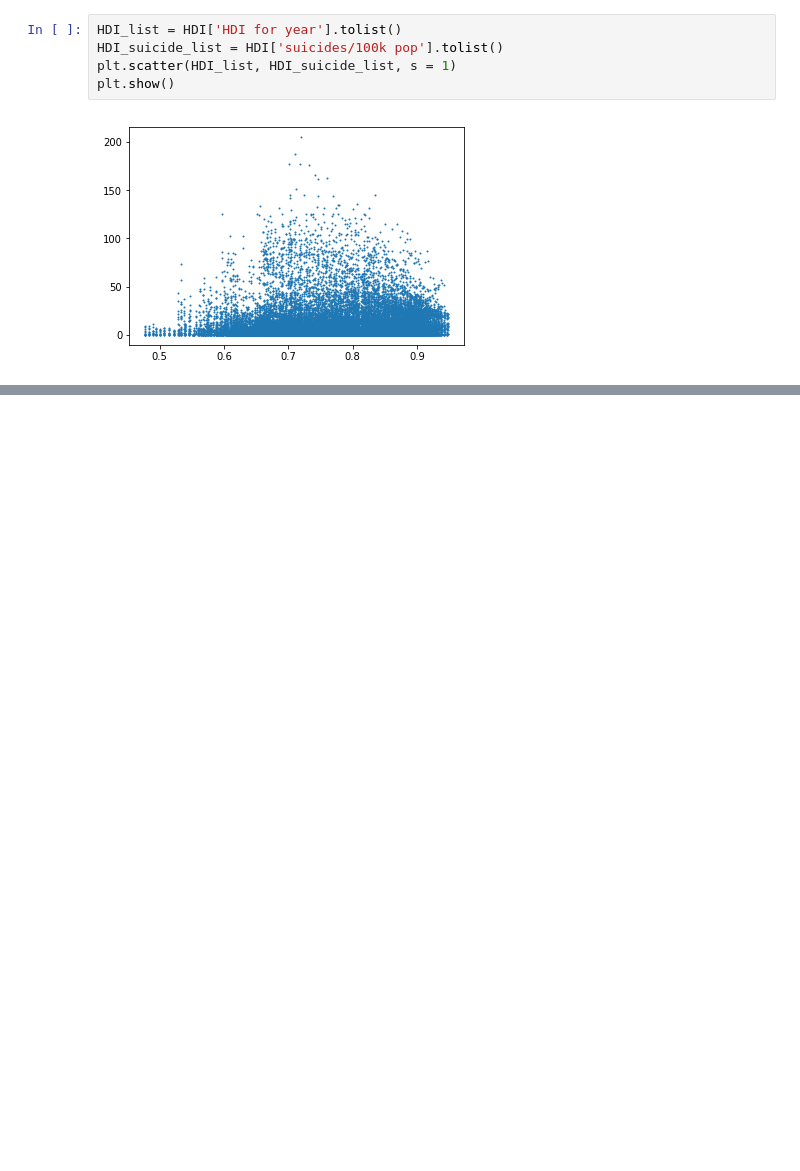
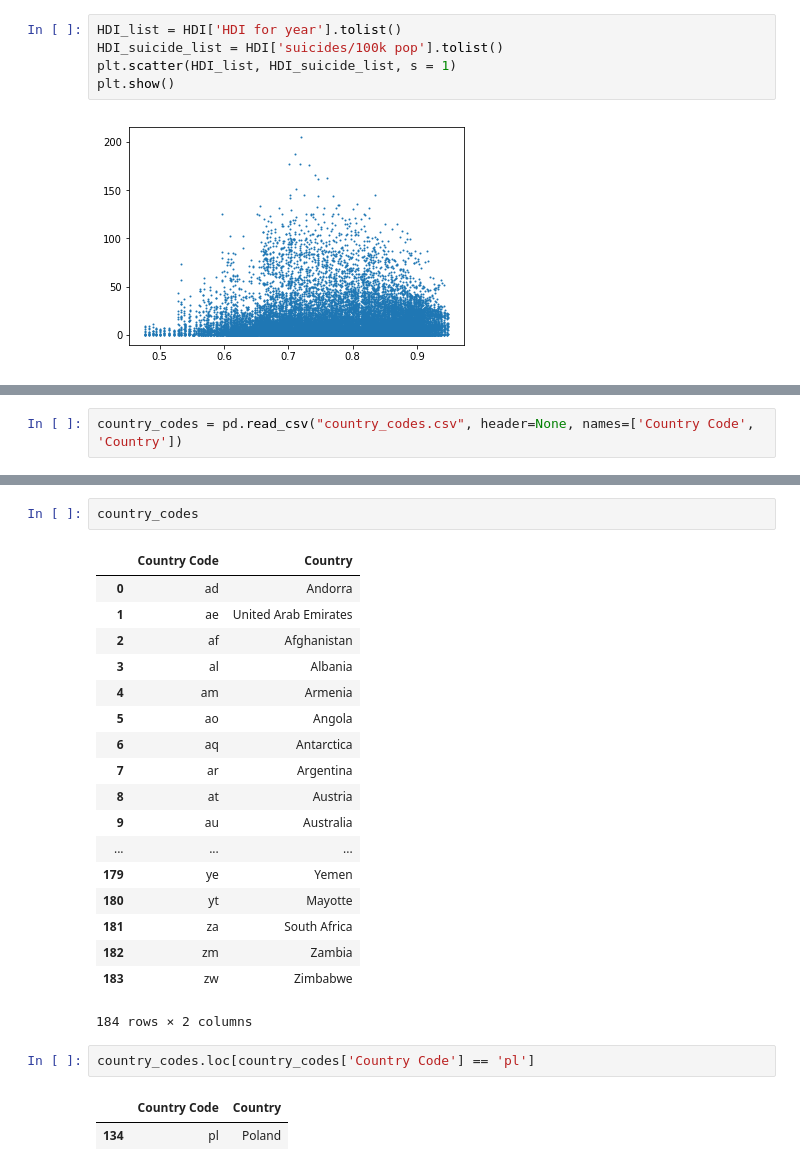
Before and after one commit to jbhesania/COGS108_26, a Jupyter notebook: DataExploration.ipynb, the cells around one changed output, grey strips where cells are left out. Drawn from its saved outputs; the diff is of its cells as text; blank space fills up the shorter version.

```diff
--- a/DataExploration.ipynb
+++ b/DataExploration.ipynb
@@ -175,0 +182,2 @@ print()
+# %%
+country_codes = pd.read_csv("country_codes.csv", header=None, names=['Country Code', 'Country'])
@@ -175,0 +208,26 @@ print()
+# %%
+country_codes
+# %% [output]
+|  | Country Code | Country |
+| 0 | ad | Andorra |
+| 1 | ae | United Arab Emirates |
+| 2 | af | Afghanistan |
+| 3 | al | Albania |
+| 4 | am | Armenia |
+| 5 | ao | Angola |
+| 6 | aq | Antarctica |
+| 7 | ar | Argentina |
+| 8 | at | Austria |
+| 9 | au | Australia |
+| ... | ... | ... |
+| 179 | ye | Yemen |
+| 180 | yt | Mayotte |
+| 181 | za | South Africa |
+| 182 | zm | Zambia |
+| 183 | zw | Zimbabwe |
+184 rows × 2 columns
+# %%
+country_codes.loc[country_codes['Country Code'] == 'pl']
+# %% [output]
+|  | Country Code | Country |
+| 134 | pl | Poland |
```
Also changed, not shown: parts of 13 cells of this notebook, 3 other files.
